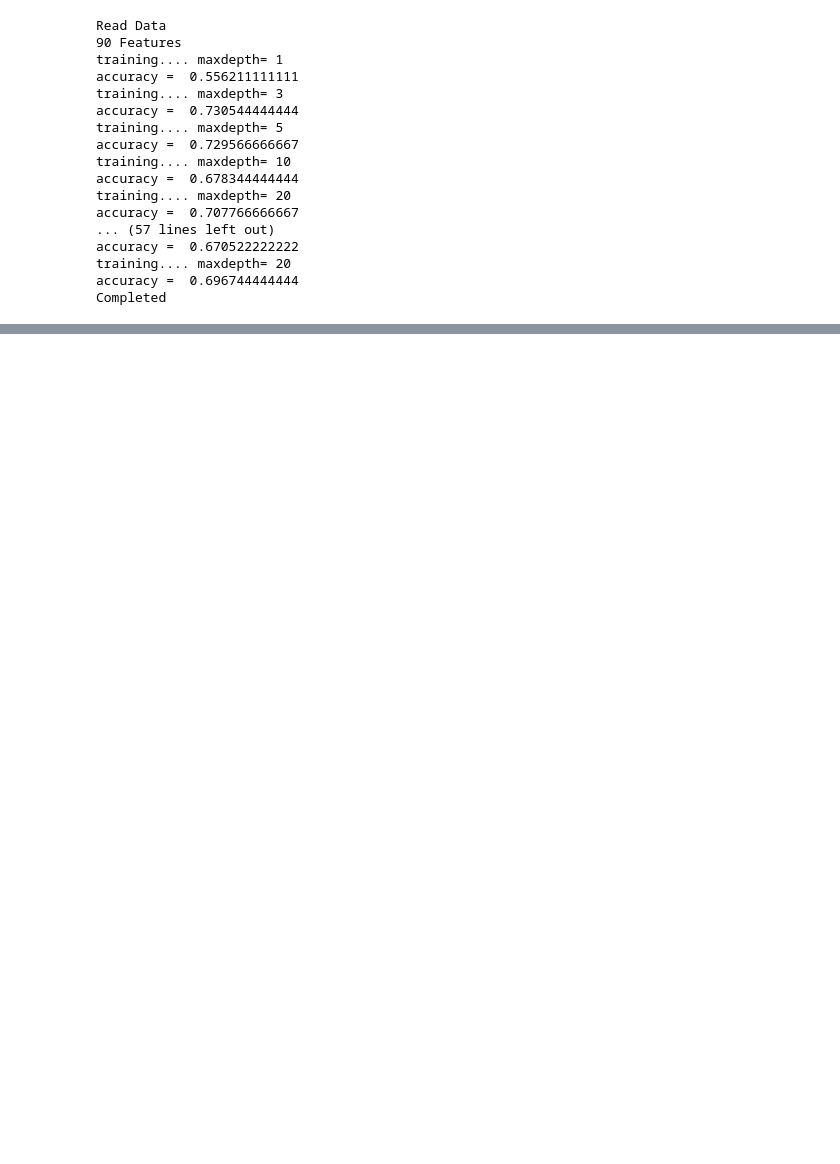
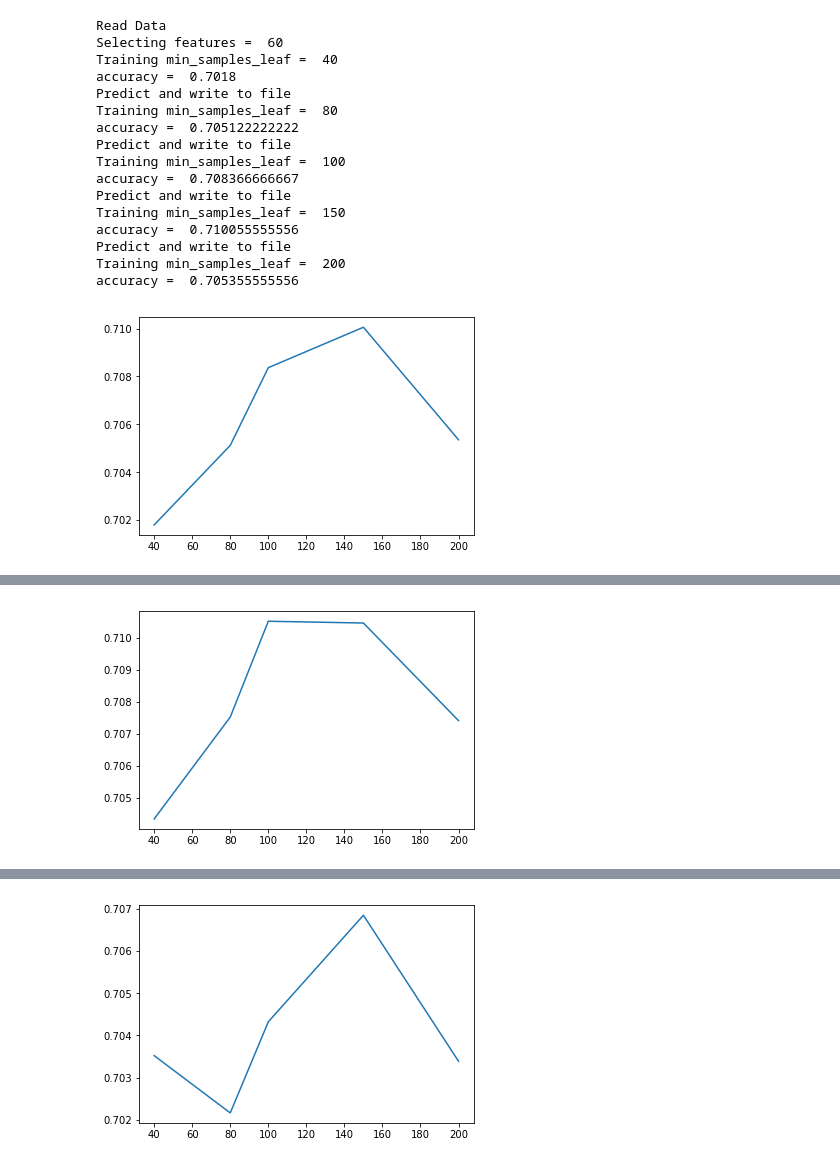
Before and after one commit to sunshine-syz/MachineLearingProject, a Jupyter notebook: DecisionTree.ipynb, the cells around one changed output, grey strips where cells are left out. Drawn from its saved outputs; the diff is of its cells as text; code cells hidden in the pictures; blank space fills up the shorter version.

```diff
--- a/DecisionTree.ipynb
+++ b/DecisionTree.ipynb
@@ -4,75 +4,65 @@ import numpy
 import matplotlib.pyplot as plt
 import csv
 
-from sklearn.ensemble import AdaBoostClassifier
 from sklearn.tree import DecisionTreeClassifier
 from sklearn.feature_selection import SelectKBest
+from sklearn.feature_selection import RFE
 
 print('Read Data')
 # Read train file
 un_trainX = numpy.genfromtxt("trainFeatures.csv", delimiter=',')
 n_trainX = un_trainX / un_trainX.max(axis=0)
 trainLabel = numpy.genfromtxt("trainLabel.csv", delimiter=',')
-n_trainX = un_trainX
-
 # Read validation file
 un_testX = numpy.genfromtxt("validationFeatures.csv", delimiter=',')
 n_testX = un_testX / un_trainX.max(axis=0)
 testLabel = numpy.genfromtxt("validationLabel.csv", delimiter=',')
-n_testX = un_testX
 # Read test file
 un_testdata = numpy.genfromtxt("test.csv", delimiter=',')
 n_testdata = un_testdata / un_trainX.max(axis=0)
-n_testdata = un_testdata
 
-
-selection = SelectKBest(k=100).fit(n_trainX, trainLabel)
-n_trainX_new = selection.transform(n_trainX)
-n_testX_new = selection.transform(n_testX)
-n_testdata_new = selection.transform(n_testdata)
-
-n = [10, 25, 50, 100]
-depth = [1, 3, 5, 10, 20]
-k = [90, 100, 110, 120, 130, 140]
-accuracy = []
+k = [60, 80, 100, 120, 140]
+maX = 0
 for i in range(len(k)):
-    print(k[i], "Features")
+    print("Selecting features = ", k[i])
     selection = SelectKBest(k=k[i]).fit(n_trainX, trainLabel)
     n_trainX_new = selection.transform(n_trainX)
     n_testX_new = selection.transform(n_testX)
     n_testdata_new = selection.transform(n_testdata)
+
+    depth = [40, 80, 100, 150, 200]
     accuracy = []
     for j in range(len(depth)):
-        print("training.... maxdepth=", depth[j])
-        # train depth = 1
-        clf = AdaBoostClassifier(base_estimator = DecisionTreeClassifier(max_depth=depth[j]), n_estimators = 20)
+        print("Training min_samples_leaf = ", depth[j])
+        clf = DecisionTreeClassifier(criterion="gini", min_samples_leaf=depth[j], random_state=0)
         clf.fit(n_trainX_new, trainLabel)
         # compute accuracy
         result = clf.score(n_testX_new, testLabel)
         print("accuracy = ", result)
         accuracy.append(result)
-    print("Completed")
-#     plt.xlabel('m')
-#     plt.ylabel('Accuracy')
-#     plt.title('Accuracy vs number of weak classifiers')
+        if (result > maX):
+            maX = result
+            print("Predict and write to file")
+            answer = clf.predict(n_testdata_new)
+            numpy.savetxt('result.csv', answer, delimiter=',', fmt='%d')
 
-#     plt.plot(n, accuracy, '--.')
-#     plt.show()
+    plt.plot(depth, accuracy)
+    plt.show()
 # %% [output]
 Read Data
-90 Features
-training.... maxdepth= 1
-accuracy =  0.556211111111
-training.... maxdepth= 3
-accuracy =  0.730544444444
-training.... maxdepth= 5
-accuracy =  0.729566666667
-training.... maxdepth= 10
-accuracy =  0.678344444444
-training.... maxdepth= 20
-accuracy =  0.707766666667
-... (57 lines left out)
-accuracy =  0.670522222222
-training.... maxdepth= 20
-accuracy =  0.696744444444
-Completed
+Selecting features =  60
+Training min_samples_leaf =  40
+accuracy =  0.7018
+Predict and write to file
+Training min_samples_leaf =  80
+accuracy =  0.705122222222
+Predict and write to file
+Training min_samples_leaf =  100
+accuracy =  0.708366666667
+Predict and write to file
+Training min_samples_leaf =  150
+accuracy =  0.710055555556
+Predict and write to file
+Training min_samples_leaf =  200
+accuracy =  0.705355555556
+[figure, added]
@@ -78,0 +81 @@ Completed
+[figure, added]
@@ -78,0 +93 @@ Completed
+[figure, added]
```
Also changed, not shown: parts of 2 cells of this notebook, 6 other files.
